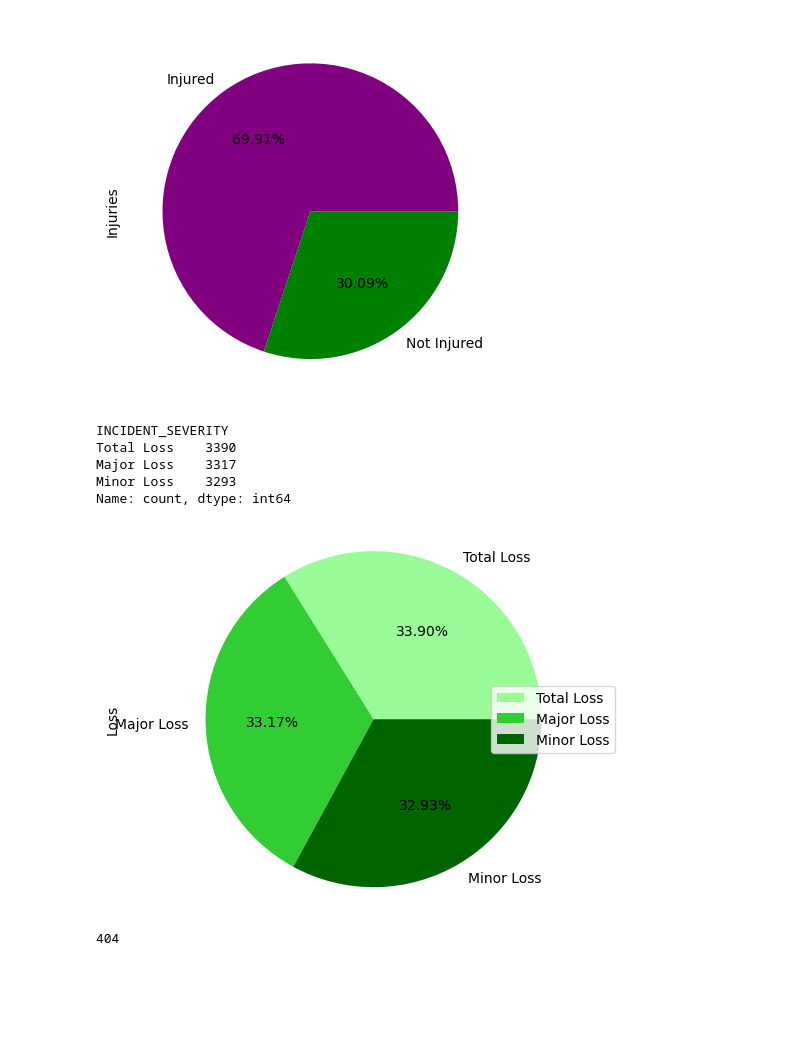
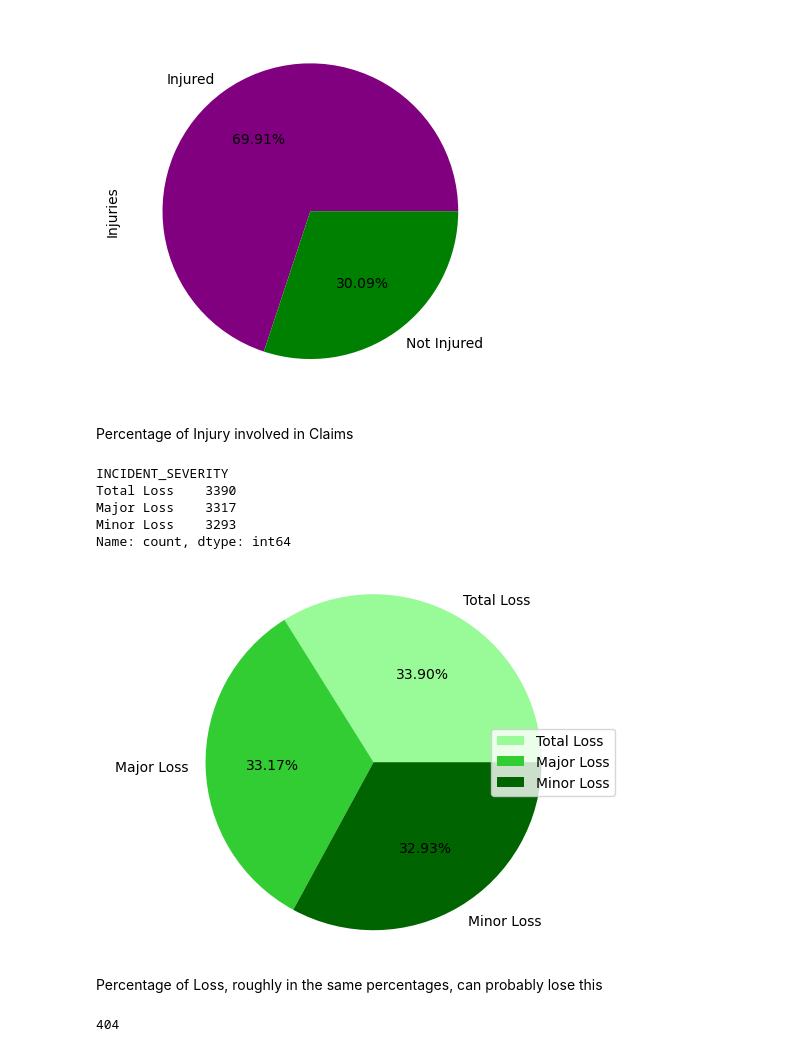
Before and after one commit to JustinS25/Insurance-Claim-Detection, a Jupyter notebook: Code/insurance_claim_valuecounts.ipynb, the cells around one changed output. Saved outputs shown, nothing was run; the diff lists cells and outputs as text; code cells hidden in the pictures; blank space fills up the shorter version.

Commit message:
labeled charts & adjustments

```diff
--- a/Code/insurance_claim_valuecounts.ipynb
+++ b/Code/insurance_claim_valuecounts.ipynb
@@ -166,6 +173,8 @@ plt.ylabel("Injuries")
 plt.show()
 # %% [output]
 [figure]
+# %% [markdown]
+Percentage of Injury involved in Claims
 # %%
 severity_count = ins_claim_fraud["INCIDENT_SEVERITY"].value_counts()
 severity_count
@@ -178,15 +187,17 @@ Name: count, dtype: int64
 # %%
 colors = ['palegreen', 'limegreen', 'darkgreen']
 labels = ['Total Loss', 'Major Loss', 'Minor Loss']
 severity_count.plot(kind="pie", colors=colors, autopct= "%1.2f%%")
 
 plt.legend(labels, loc="right")
 plt.axis('equal')
 
-plt.ylabel("Loss")
+plt.ylabel(" ")
 plt.show()
 # %% [output]
-[figure, old version]
+[figure, new version]
+# %% [markdown]
+Percentage of Loss, roughly in the same percentages, can probably lose this
 # %%
 vender_unique = len(ins_claim_fraud["VENDOR_NAME"].unique())
 vender_unique
```
Also changed, not shown: parts of 16 cells of this notebook.
